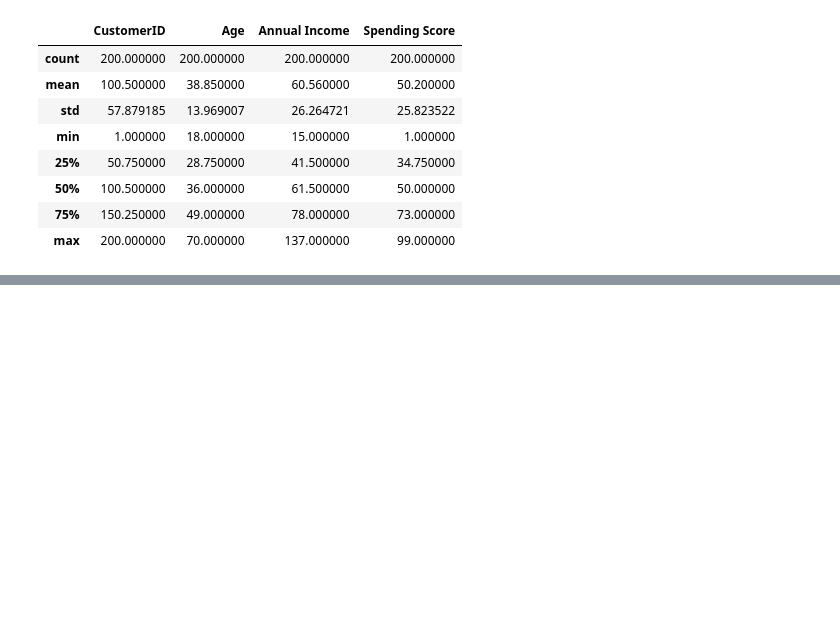
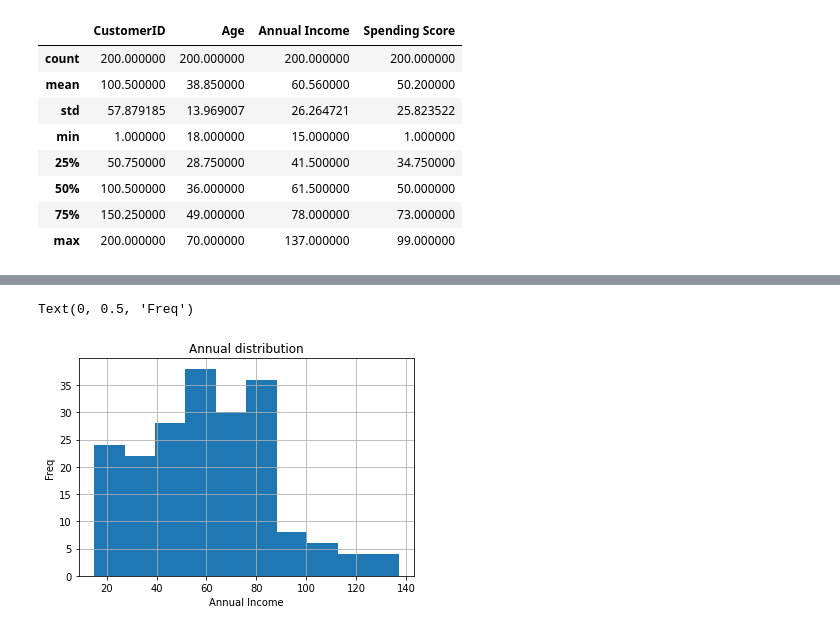
Before and after one commit to cornel-kim/samples, a Jupyter notebook: test.ipynb, the cells around one changed output, grey strips where cells are left out. Cells and saved outputs as stored; diff of their text form; code cells hidden in the pictures; blank space fills up the shorter version.

```diff
--- a/test.ipynb
+++ b/test.ipynb
@@ -43,0 +72,9 @@ customer.describe()
+# %%
+#for annual income
+customer.hist("Annual Income")
+plt.title("Annual distribution")
+plt.xlabel('Annual Income')
+plt.ylabel('Freq')
+# %% [output]
+Text(0, 0.5, 'Freq')
+[figure, added]
```
Also changed, not shown: parts of 6 cells of this notebook.
